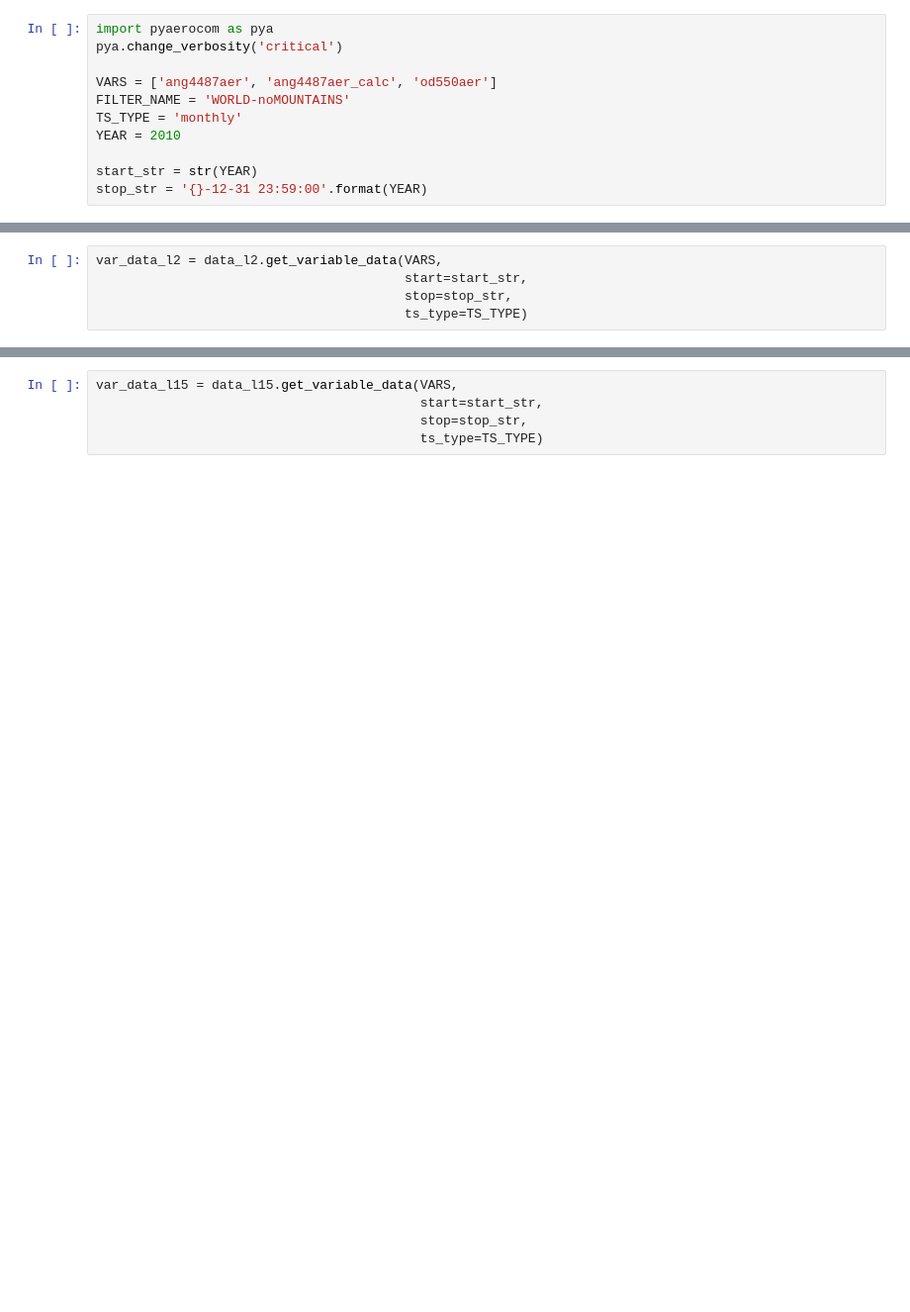
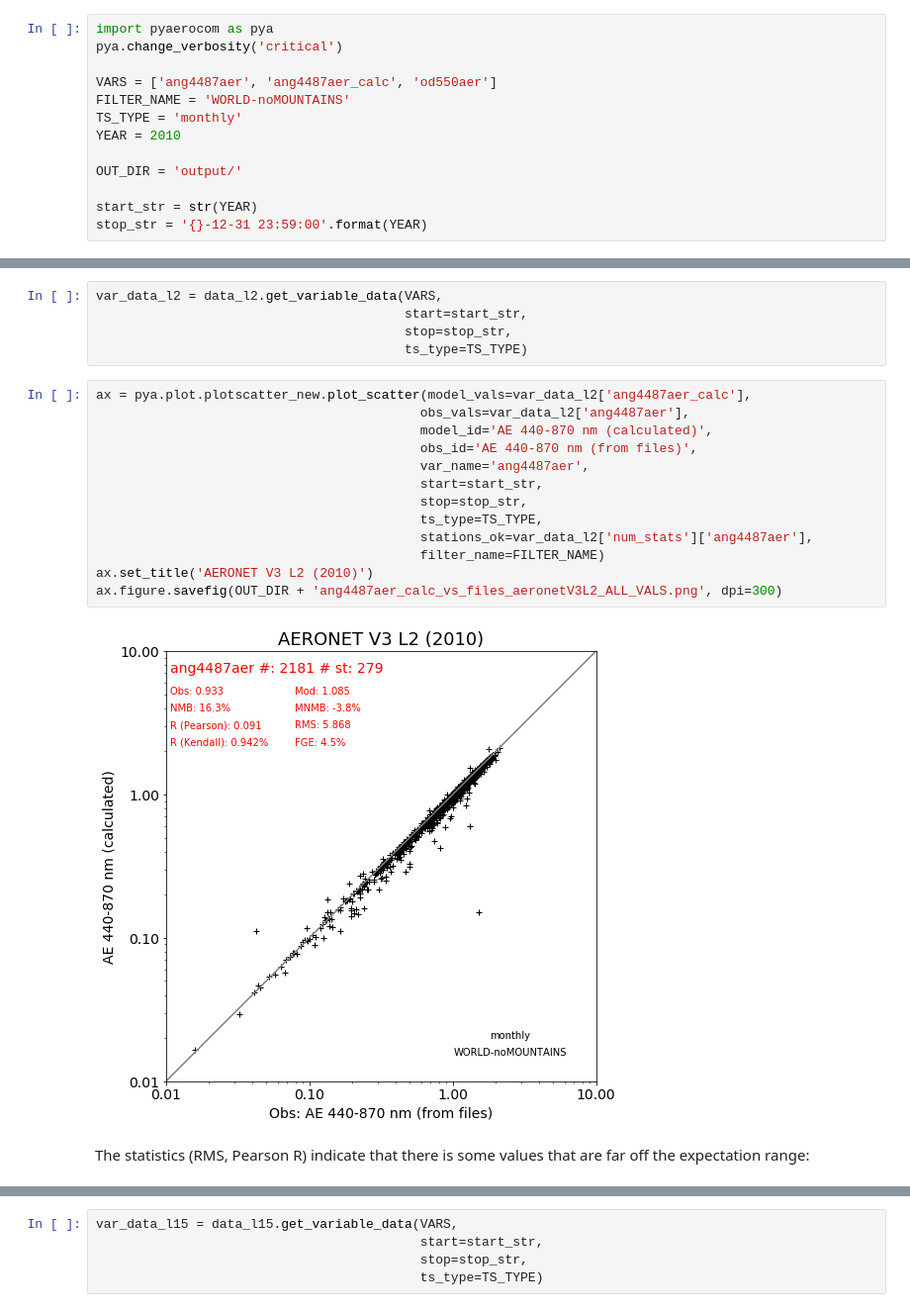
Before and after one commit to jgliss/aerocom_obs_props, a Jupyter notebook: test_scripts/aeronetV3_compare_angstrom.ipynb, the cells around one changed output, grey strips where cells are left out. Shown at 99% size. Saved outputs shown, nothing was run; the diff lists cells and outputs as text; blank space fills up the shorter version.

```diff
--- a/test_scripts/aeronetV3_compare_angstrom.ipynb
+++ b/test_scripts/aeronetV3_compare_angstrom.ipynb
@@ -9,6 +9,8 @@ FILTER_NAME = 'WORLD-noMOUNTAINS'
 TS_TYPE = 'monthly'
 YEAR = 2010
 
+OUT_DIR = 'output/'
+
 start_str = str(YEAR)
 stop_str = '{}-12-31 23:59:00'.format(YEAR)
 # %% [output]
@@ -79,3 +81,20 @@ var_data_l2 = data_l2.get_variable_data(VARS,
                                         start=start_str,
                                         stop=stop_str,
                                         ts_type=TS_TYPE)
+# %%
+ax = pya.plot.plotscatter_new.plot_scatter(model_vals=var_data_l2['ang4487aer_calc'],
+                                          obs_vals=var_data_l2['ang4487aer'],
+                                          model_id='AE 440-870 nm (calculated)',
+                                          obs_id='AE 440-870 nm (from files)',
+                                          var_name='ang4487aer',
+                                          start=start_str,
+                                          stop=stop_str,
+                                          ts_type=TS_TYPE,
+                                          stations_ok=var_data_l2['num_stats']['ang4487aer'],
+                                          filter_name=FILTER_NAME)
+ax.set_title('AERONET V3 L2 (2010)')
+ax.figure.savefig(OUT_DIR + 'ang4487aer_calc_vs_files_aeronetV3L2_ALL_VALS.png', dpi=300)
+# %% [output]
+[figure, added]
+# %% [markdown]
+The statistics (RMS, Pearson R) indicate that there is some values that are far off the expectation range:
```
Also changed, not shown: parts of 7 cells of this notebook, 7 other files.
